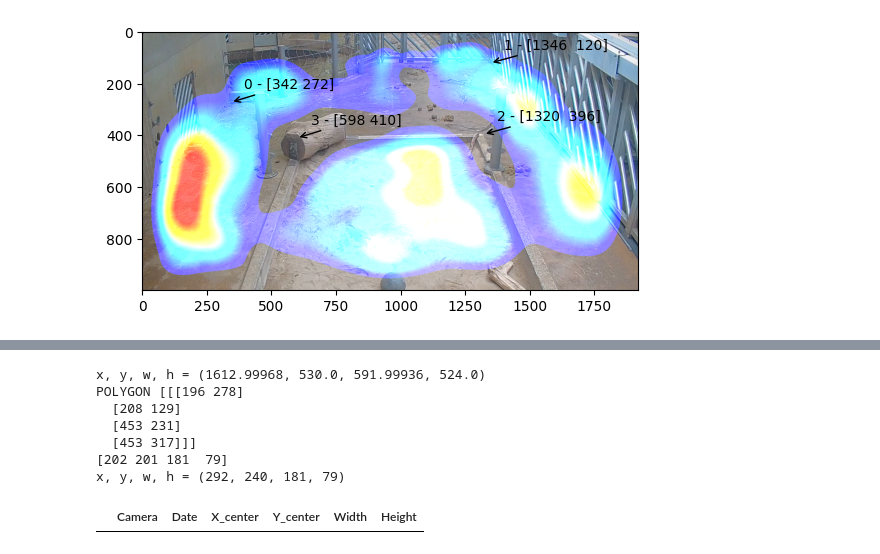
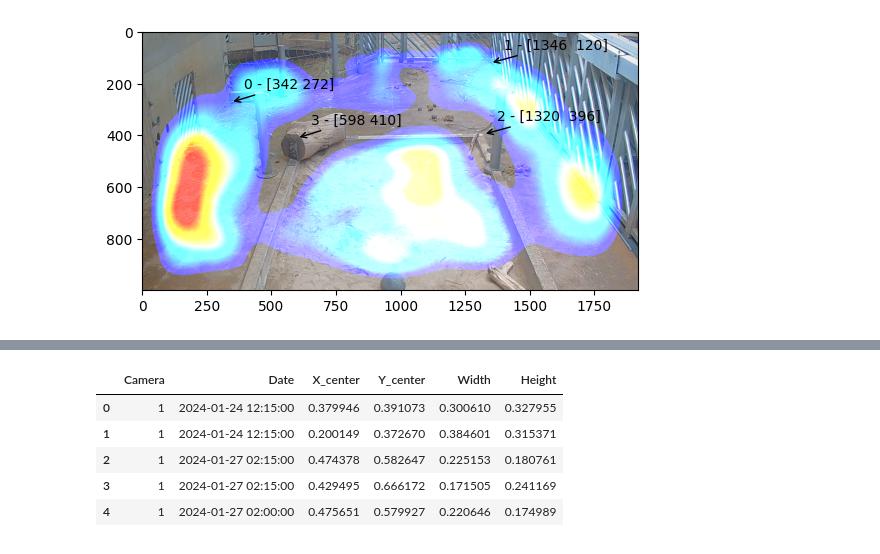
Before and after one commit to Tomasngu/BP, a Jupyter notebook: visualize/perspective_heatmap.ipynb, the cells around one changed output, grey strips where cells are left out. Cells and saved outputs as stored; diff of their text form; code cells hidden in the pictures.

```diff
--- a/visualize/perspective_heatmap.ipynb
+++ b/visualize/perspective_heatmap.ipynb
@@ -91,30 +150,28 @@ def transform_box(M, x, y, width, height):
 # %%
-IMG_WIDTH, IMG_HEIGHT = 1920, 1000
+H, mask = cv2.findHomography(IMAGE_PTS_1, MAP_PTS_1)
 
 df_proj = pd.DataFrame(columns=['Camera', 'Date', 'X_center', 'Y_center', 'Width', 'Height'])
 for index, row in df.iterrows():
     data = {}
     data['Camera'] = row['Camera']
     data['Date'] = row['Date']
     x, y, width, height = row['X_center'], row['Y_center'], row['Width'], row['Height']
     x, y = x*IMG_WIDTH, y*IMG_HEIGHT
     width, height = width*IMG_WIDTH, height*IMG_HEIGHT
-    print(f'x, y, w, h = {x, y, width, height}')
-    x_proj, y_proj, width_proj, height_proj = transform_box(H, x, y, width, height)
-    print(f'x, y, w, h = {x_proj, y_proj, width_proj, height_proj}')
-    break
+    # print(f'x, y, w, h = {x, y, width, height}')
+    x_proj, y_proj, width_proj, height_proj = transform_row2(H, x, y, width, height, MAP_WIDTH12, MAP_HEIGHT12)
+    #print(f'x, y, w, h = {x_proj, y_proj, width_proj, height_proj}')
 
-    data['X_center'], data['Y_center'], data['Width'], data['Height'] = transform_box(H, row['X_center'], row['Y_center'], row['Width'], row['Height'])
+    map_width, map_height = MAP_WIDTH12, MAP_HEIGHT12
+
+    data['X_center'], data['Y_center'], data['Width'], data['Height'] = x_proj/map_width, y_proj/map_height, width_proj/map_width, height_proj/map_height
     # print(data)
     df_proj = pd.concat([df_proj, pd.DataFrame([data])], ignore_index=True)
-    break
-df_proj
+df_proj.head()
 # %% [output]
-x, y, w, h = (1612.99968, 530.0, 591.99936, 524.0)
-POLYGON [[[196 278]
-  [208 129]
-  [453 231]
-  [453 317]]]
-[202 201 181  79]
-x, y, w, h = (292, 240, 181, 79)
 |  | Camera | Date | X_center | Y_center | Width | Height |
+| 0 | 1 | 2024-01-24 12:15:00 | 0.379946 | 0.391073 | 0.300610 | 0.327955 |
+| 1 | 1 | 2024-01-24 12:15:00 | 0.200149 | 0.372670 | 0.384601 | 0.315371 |
+| 2 | 1 | 2024-01-27 02:15:00 | 0.474378 | 0.582647 | 0.225153 | 0.180761 |
+| 3 | 1 | 2024-01-27 02:15:00 | 0.429495 | 0.666172 | 0.171505 | 0.241169 |
+| 4 | 1 | 2024-01-27 02:00:00 | 0.475651 | 0.579927 | 0.220646 | 0.174989 |
```
Also changed, not shown: parts of 13 cells of this notebook.
